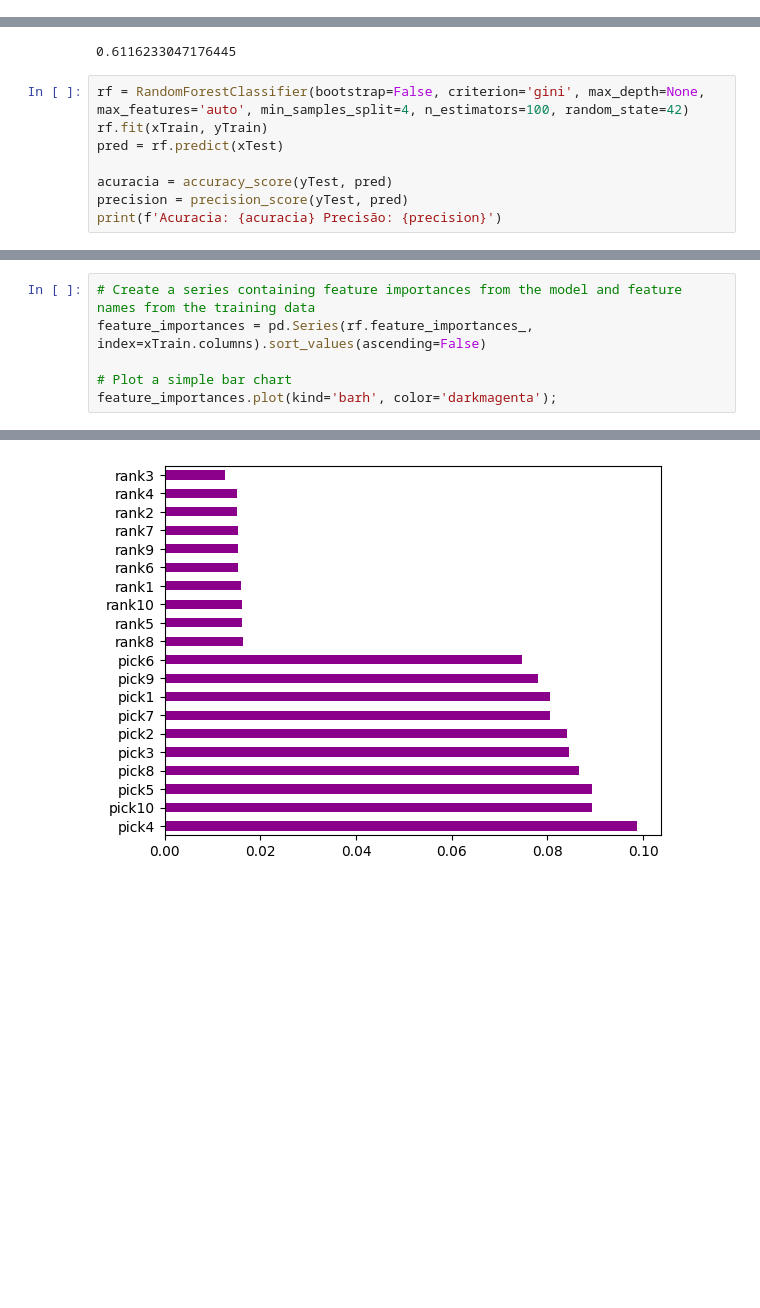
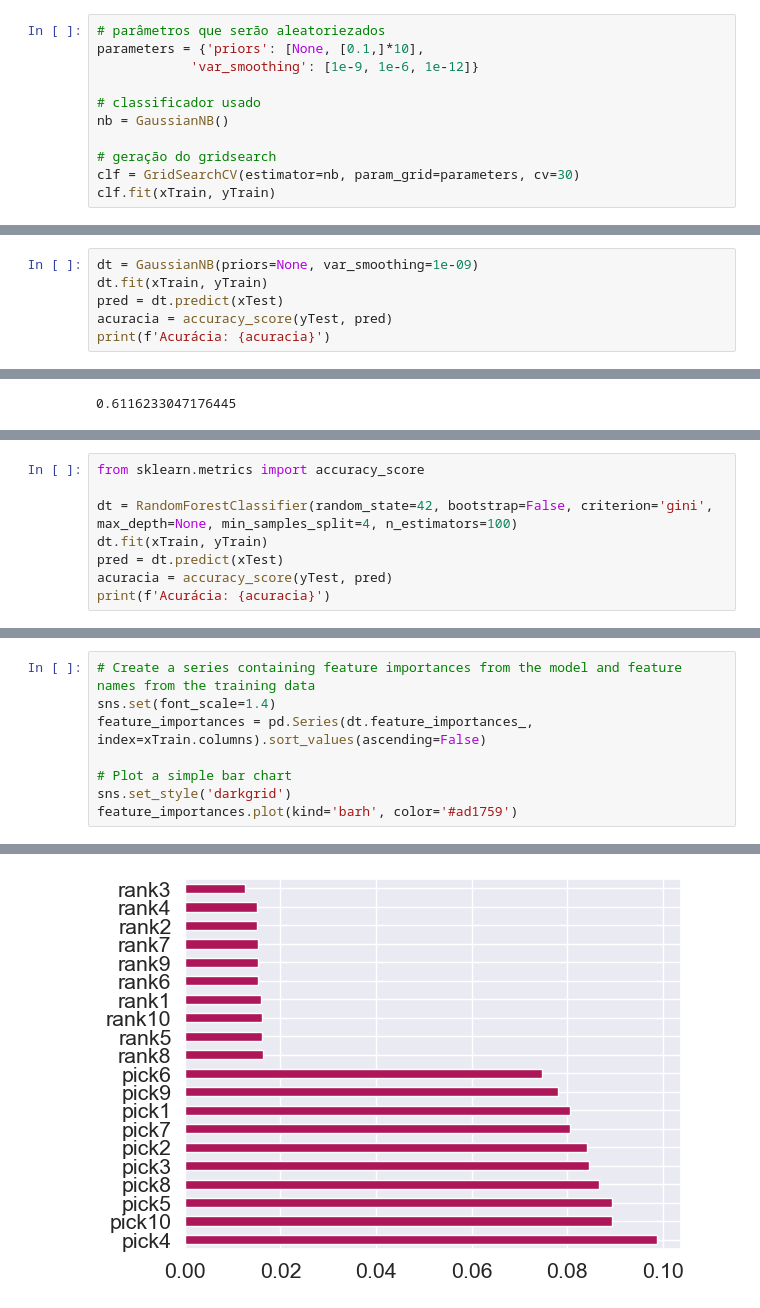
Before and after one commit to stardotwav/Dota2Predictor, a Jupyter notebook: análise de modelos/personagemmedalha.ipynb, the cells around one changed output, grey strips where cells are left out. Drawn from its saved outputs; the diff is of its cells as text; blank space fills up the shorter version.

```diff
--- a/análise de modelos/personagemmedalha.ipynb
+++ b/análise de modelos/personagemmedalha.ipynb
@@ -223,0 +262,11 @@ feature_importances.plot(kind='barh', color='darkmagenta')
+# %%
+# parâmetros que serão aleatoriezados
+parameters = {'priors': [None, [0.1,]*10],
+            'var_smoothing': [1e-9, 1e-6, 1e-12]}
+
+# classificador usado
+nb = GaussianNB()
+
+# geração do gridsearch
+clf = GridSearchCV(estimator=nb, param_grid=parameters, cv=30)
+clf.fit(xTrain, yTrain)
@@ -223,0 +291,6 @@ feature_importances.plot(kind='barh', color='darkmagenta')
+# %%
+dt = GaussianNB(priors=None, var_smoothing=1e-09)
+dt.fit(xTrain, yTrain)
+pred = dt.predict(xTest)
+acuracia = accuracy_score(yTest, pred)
+print(f'Acurácia: {acuracia}')
@@ -262,11 +335,3 @@ clf.best_params_
 clf.best_score_
 # %% [output]
 0.6116233047176445
-# %%
-rf = RandomForestClassifier(bootstrap=False, criterion='gini', max_depth=None, max_features='auto', min_samples_split=4, n_estimators=100, random_state=42)
-rf.fit(xTrain, yTrain)
-pred = rf.predict(xTest)
-
-acuracia = accuracy_score(yTest, pred)
-precision = precision_score(yTest, pred)
-print(f'Acuracia: {acuracia} Precisão: {precision}')
@@ -294,0 +340,8 @@ for i in range(3):
+# %%
+from sklearn.metrics import accuracy_score
+
+dt = RandomForestClassifier(random_state=42, bootstrap=False, criterion='gini', max_depth=None, min_samples_split=4, n_estimators=100)
+dt.fit(xTrain, yTrain)
+pred = dt.predict(xTest)
+acuracia = accuracy_score(yTest, pred)
+print(f'Acurácia: {acuracia}')
@@ -295,7 +350,9 @@ for i in range(3):
 # %%
 # Create a series containing feature importances from the model and feature names from the training data
-feature_importances = pd.Series(rf.feature_importances_, index=xTrain.columns).sort_values(ascending=False)
+sns.set(font_scale=1.4)
+feature_importances = pd.Series(dt.feature_importances_, index=xTrain.columns).sort_values(ascending=False)
 
 # Plot a simple bar chart
-feature_importances.plot(kind='barh', color='darkmagenta');
+sns.set_style('darkgrid')
+feature_importances.plot(kind='barh', color='#ad1759')
 # %% [output]
@@ -302 +360 @@ feature_importances.plot(kind='barh', color='darkmagenta');
-[figure, old version]
+[figure, new version]
```
Also changed, not shown: parts of 38 cells of this notebook, 6 other files.
